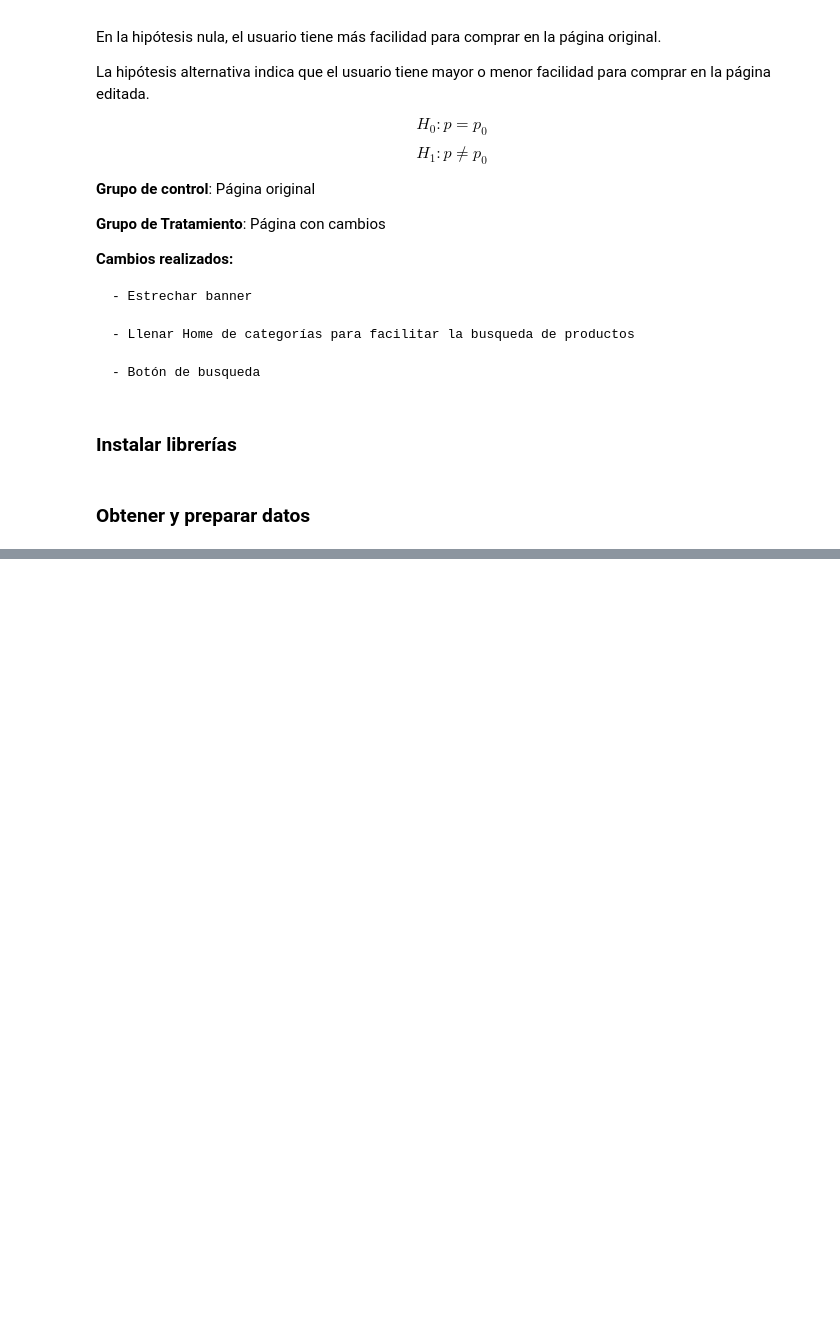
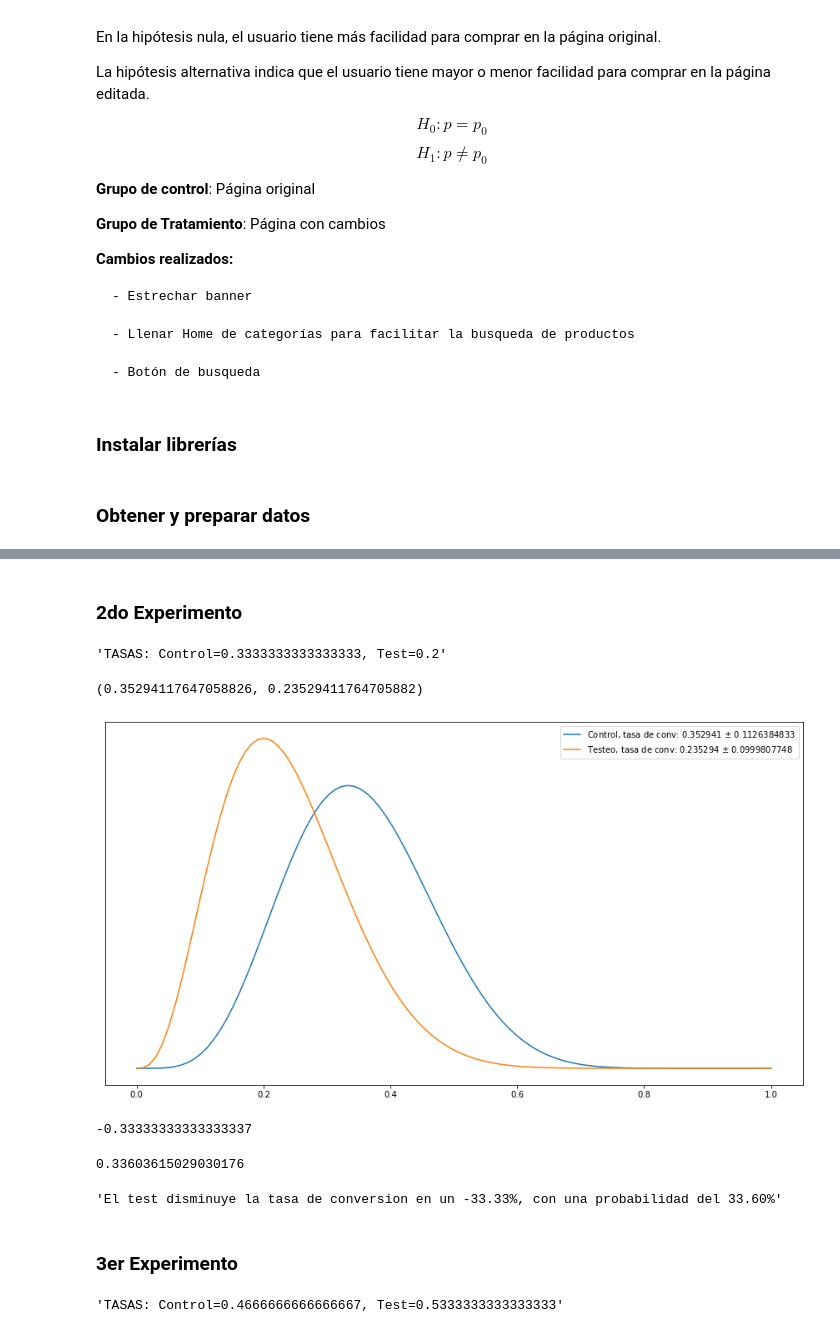
Before and after one commit to maugc1/5_Proyecto, a Jupyter notebook: nb/main.ipynb, the cells around one changed output, grey strips where cells are left out. Saved outputs shown, nothing was run; the diff lists cells and outputs as text; code cells hidden in the pictures; blank space fills up the shorter version.

```diff
--- a/nb/main.ipynb
+++ b/nb/main.ipynb
@@ -156,0 +155,52 @@ prob
+# %% [markdown]
+### 2do Experimento
+# %%
+imps_ctrl = len(data[data['version']=='control'])
+convs_ctrl = data[data['version']=='control'].click_banner_exp2.value_counts()[1]
+imps_test=len(data[data['version']=='tratamiento'])
+convs_test= data[data['version']=='tratamiento'].click_banner_exp2.value_counts()[1]
+
+CR_ctrl = convs_ctrl/imps_ctrl
+CR_test = convs_test/imps_test
+
+f'TASAS: Control={CR_ctrl}, Test={CR_test}'
+# %% [output]
+'TASAS: Control=0.3333333333333333, Test=0.2'
+# %%
+# a prioris, las betas
+
+a_C, b_C = convs_ctrl+1, imps_ctrl-convs_ctrl+1
+a_T, b_T = convs_test+1, imps_test-convs_test+1
+
+beta_control=beta(a_C, b_C)
+beta_test=beta(a_T, b_T)
+# %%
+beta_control.mean(), beta_test.mean()
+# %% [output]
+(0.35294117647058826, 0.23529411764705882)
+# %%
+x=np.linspace(0, 1, 100)
+
+def plot(betas, nombres):
+
+    for bet, nom in zip(betas, nombres):
+
+        y=bet.pdf(x)
+        y_media=bet.mean()
+        y_std=bet.std()
+
+        plt.plot(x, y, label='{}, tasa de conv: {:.6f} $\pm$ {:.10f}'.format(nom, y_media, y_std))
+        plt.yticks([])
+
+    plt.legend()
+    plt.show();
+# %%
+plot([beta_control, beta_test], ['Control', 'Testeo'])
+# %% [output]
+[figure, added]
+# %%
+salto=(beta_test.mean() - beta_control.mean())/beta_control.mean()
+
+salto
+# %% [output]
+-0.33333333333333337
@@ -156,0 +209,28 @@ prob
+# %%
+from mpmath import betainc   # integral de beta
+
+prob=betainc(a_T, b_T, 0.27, 1, regularized=True)
+
+prob=float(prob)
+
+prob
+# %% [output]
+0.33603615029030176
+# %%
+'''El test disminuye la tasa de conversion en un {:2.2f}%, con una probabilidad del {:2.2f}%'''.format(salto*100, prob*100)
+# %% [output]
+'El test disminuye la tasa de conversion en un -33.33%, con una probabilidad del 33.60%'
+# %% [markdown]
+### 3er Experimento
+# %%
+imps_ctrl = len(data[data['version']=='control'])
+convs_ctrl = data[data['version']=='control'].time_exp3.value_counts()[1]
+imps_test=len(data[data['version']=='tratamiento'])
+convs_test= data[data['version']=='tratamiento'].time_exp3.value_counts()[1]
+
+CR_ctrl = convs_ctrl/imps_ctrl
+CR_test = convs_test/imps_test
+
+f'TASAS: Control={CR_ctrl}, Test={CR_test}'
+# %% [output]
+'TASAS: Control=0.4666666666666667, Test=0.5333333333333333'
```
Also changed, not shown: parts of 23 cells of this notebook, 1 other file.
